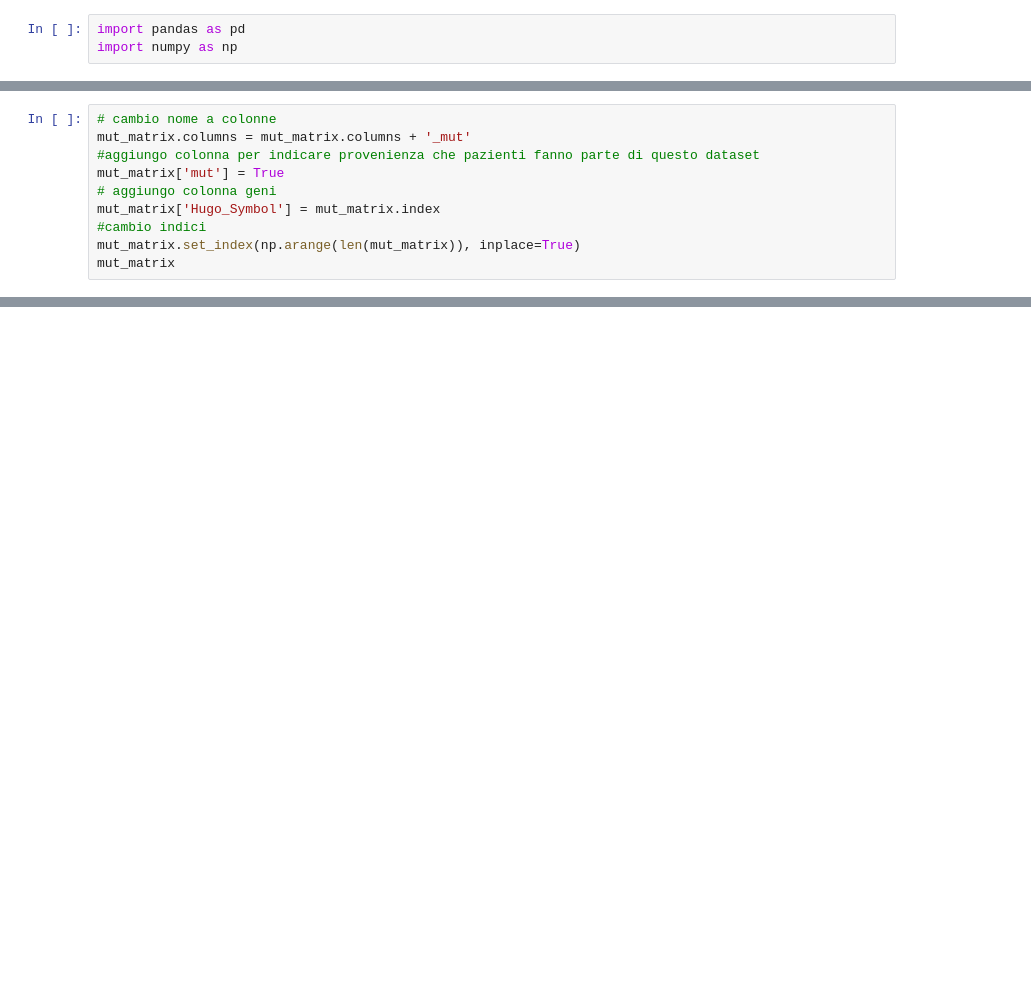
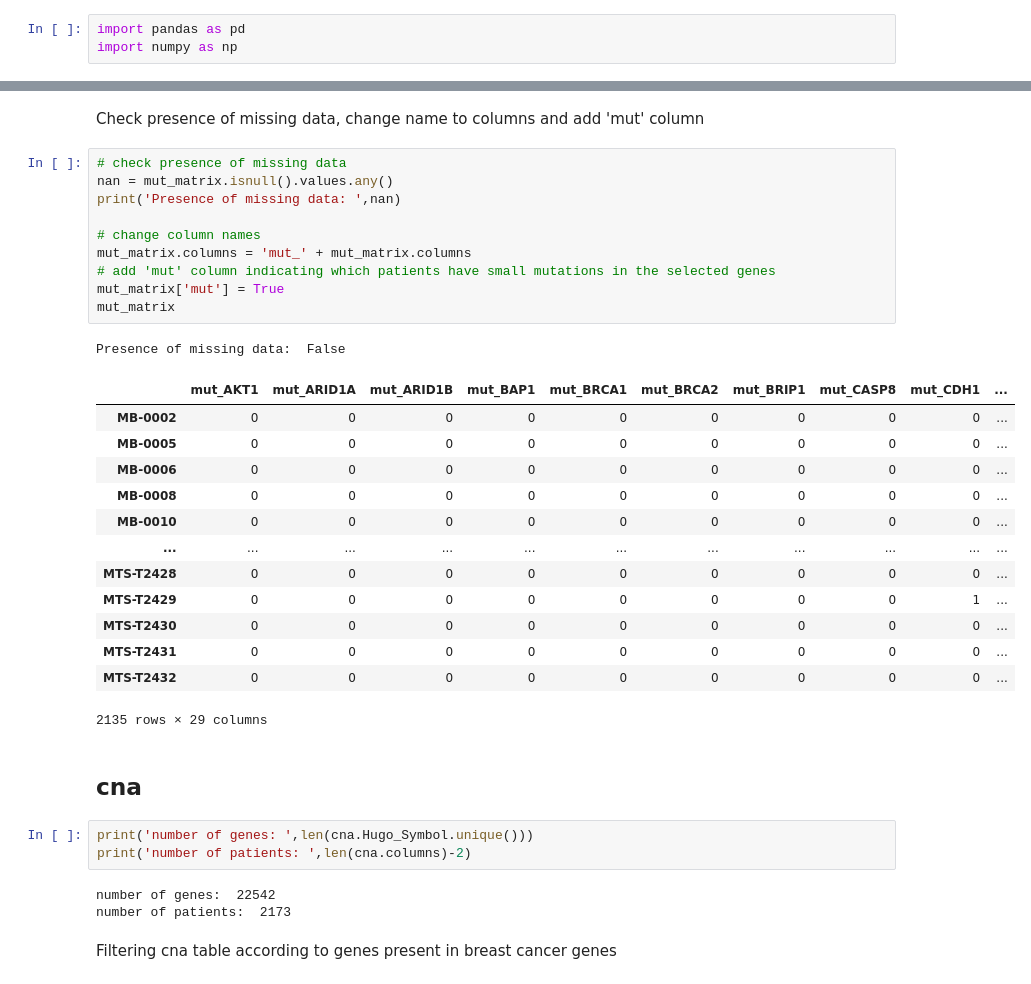
Before and after one commit to SilviaMariaMacri/applied-machine-learning-project, a Jupyter notebook: data_processing.ipynb, the cells around one changed output, grey strips where cells are left out. Cells and saved outputs as stored; diff of their text form; blank space fills up the shorter version.

```diff
--- a/data_processing.ipynb
+++ b/data_processing.ipynb
@@ -162,10 +69,0 @@ array([0, 1], dtype=int64)
-# %%
-# cambio nome a colonne
-mut_matrix.columns = mut_matrix.columns + '_mut'
-#aggiungo colonna per indicare provenienza che pazienti fanno parte di questo dataset
-mut_matrix['mut'] = True
-# aggiungo colonna geni
-mut_matrix['Hugo_Symbol'] = mut_matrix.index
-#cambio indici
-mut_matrix.set_index(np.arange(len(mut_matrix)), inplace=True)
-mut_matrix
@@ -554,0 +70,37 @@ Considera che tu hai features riguardo: dati clinici C, mutazioni M e geni mRNA
+# %% [markdown]
+Check presence of missing data, change name to columns and add 'mut' column
+# %%
+# check presence of missing data
+nan = mut_matrix.isnull().values.any()
+print('Presence of missing data: ',nan)
+
+# change column names
+mut_matrix.columns = 'mut_' + mut_matrix.columns
+# add 'mut' column indicating which patients have small mutations in the selected genes
+mut_matrix['mut'] = True
+mut_matrix
+# %% [output]
+Presence of missing data:  False
+|  | mut_AKT1 | mut_ARID1A | mut_ARID1B | mut_BAP1 | mut_BRCA1 | mut_BRCA2 | mut_BRIP1 | mut_CASP8 | mut_CDH1 | ... |
+| MB-0002 | 0 | 0 | 0 | 0 | 0 | 0 | 0 | 0 | 0 | ... |
+| MB-0005 | 0 | 0 | 0 | 0 | 0 | 0 | 0 | 0 | 0 | ... |
+| MB-0006 | 0 | 0 | 0 | 0 | 0 | 0 | 0 | 0 | 0 | ... |
+| MB-0008 | 0 | 0 | 0 | 0 | 0 | 0 | 0 | 0 | 0 | ... |
+| MB-0010 | 0 | 0 | 0 | 0 | 0 | 0 | 0 | 0 | 0 | ... |
+| ... | ... | ... | ... | ... | ... | ... | ... | ... | ... | ... |
+| MTS-T2428 | 0 | 0 | 0 | 0 | 0 | 0 | 0 | 0 | 0 | ... |
+| MTS-T2429 | 0 | 0 | 0 | 0 | 0 | 0 | 0 | 0 | 1 | ... |
+| MTS-T2430 | 0 | 0 | 0 | 0 | 0 | 0 | 0 | 0 | 0 | ... |
+| MTS-T2431 | 0 | 0 | 0 | 0 | 0 | 0 | 0 | 0 | 0 | ... |
+| MTS-T2432 | 0 | 0 | 0 | 0 | 0 | 0 | 0 | 0 | 0 | ... |
+2135 rows × 29 columns
+# %% [markdown]
+## cna
+# %%
+print('number of genes: ',len(cna.Hugo_Symbol.unique()))
+print('number of patients: ',len(cna.columns)-2)
+# %% [output]
+number of genes:  22542
+number of patients:  2173
+# %% [markdown]
+Filtering cna table according to genes present in breast cancer genes
```
Also changed, not shown: parts of 104 cells of this notebook, 1 other file.
